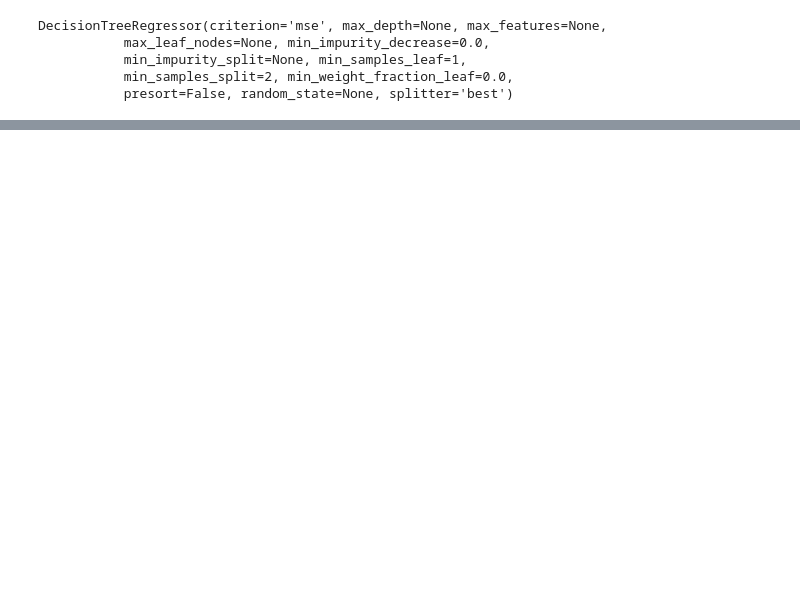
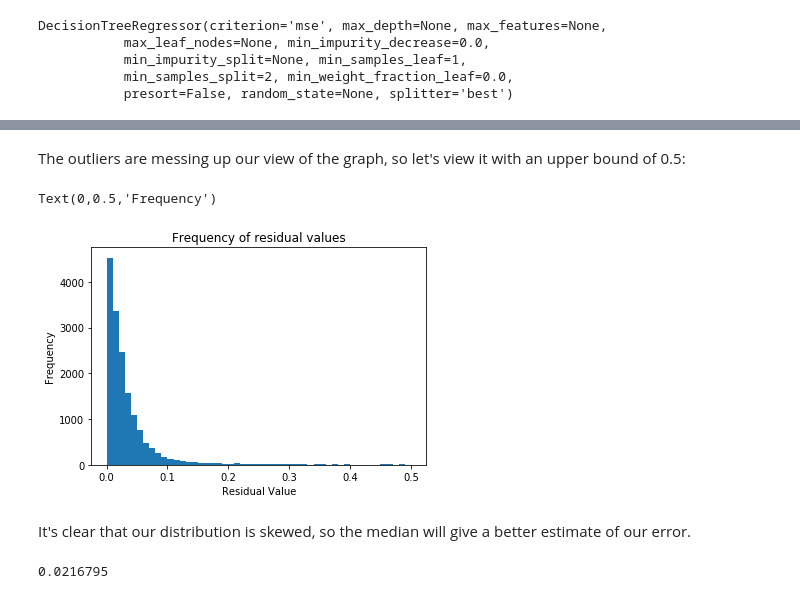
Before and after one commit to aahnn/redshift-calculator, a Jupyter notebook: RedshiftCalculator.ipynb, the cells around one changed output, grey strips where cells are left out. Cells and saved outputs as stored; diff of their text form; code cells hidden in the pictures; blank space fills up the shorter version.

```diff
--- a/RedshiftCalculator.ipynb
+++ b/RedshiftCalculator.ipynb
@@ -49,0 +48,17 @@ Since our plot
+# %% [markdown]
+The outliers are messing up our view of the graph, so let's view it with an upper bound of 0.5:
+# %%
+plt.hist(residuals, bins=np.arange(min(residuals), 0.5 + 0.01, 0.01))
+plt.title('Frequency of residual values')
+plt.xlabel('Residual Value')
+plt.ylabel('Frequency')
+# %% [output]
+Text(0,0.5,'Frequency')
+[figure, added]
+# %% [markdown]
+It's clear that our distribution is skewed, so the median will give a better estimate of our error.
+# %%
+error = np.median(abs(predictions - testTargets))
+print(error)
+# %% [output]
+0.0216795
```
Also changed, not shown: parts of 6 cells of this notebook.
